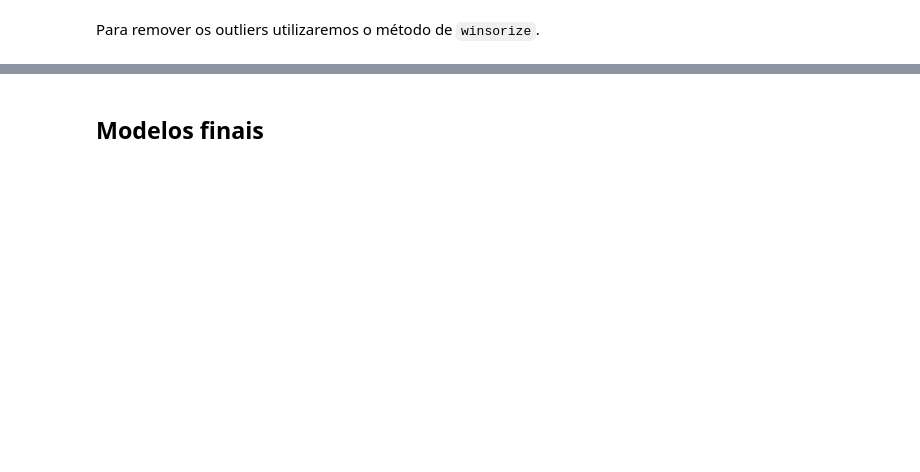
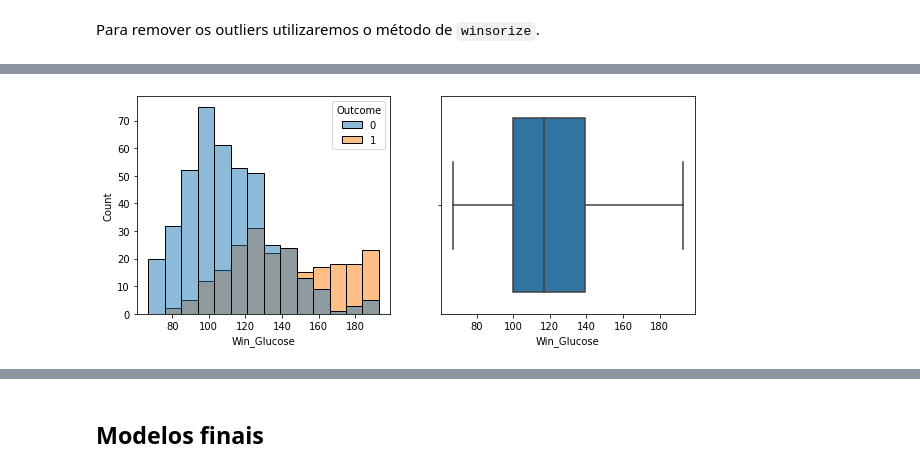
Before and after one commit to franklinzppa/diabetes-classification, a Jupyter notebook: diabetes-clf.ipynb, the cells around one changed output, grey strips where cells are left out. Saved outputs shown, nothing was run; the diff lists cells and outputs as text; code cells hidden in the pictures; blank space fills up the shorter version.

```diff
--- a/diabetes-clf.ipynb
+++ b/diabetes-clf.ipynb
@@ -661,3 +798,5 @@ plot_dist_box(X_train_full, "Win_Pregnancies")
 # %%
-plot_dist_box(X_train_full, "Win_Glucose")
+plot_dist_box(X_train_full.join(y_train), "Win_Glucose")
+# %% [output]
+[figure, added]
 # %%
```
Also changed, not shown: parts of 58 cells of this notebook, 1 other file.
